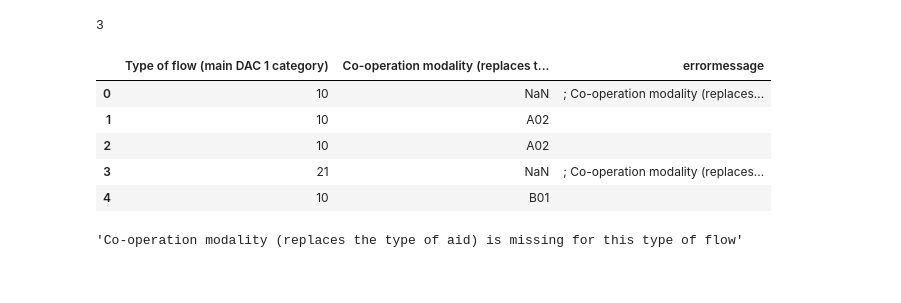
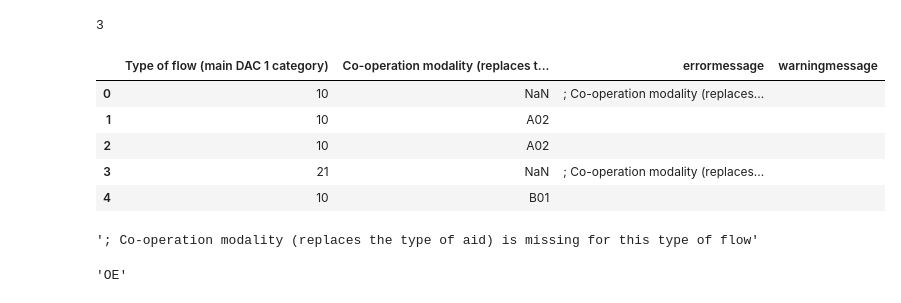
Before and after one commit to ogulcanertuncdcd/tor_fileuploader, a Jupyter notebook: test_LT/test_LT.ipynb, the cells around one changed output. Cells and saved outputs as stored; diff of their text form; code cells hidden in the pictures.

```diff
--- a/test_LT/test_LT.ipynb
+++ b/test_LT/test_LT.ipynb
@@ -2,6 +2,10 @@
 ## Catch-up Python training session - August 20th - Aid_t
 # %%
 import pandas as pd
+# %%
+pd.set_option('display.max_rows', 500)
+pd.set_option('display.max_columns', 500)
+pd.set_option('display.width', 1000)
 # %%
 df = pd.read_excel(r"\\main.oecd.org\ASgenDCD\DEVELOPMENT_AID\__PROCESSING\checklist_r\2_functions\test_crstemplate_GG.xlsx",header = 1)
 df = df.loc[1:].reset_index(drop=True)
@@ -31,24 +37,27 @@ for i,  row in df.iterrows():
 # %%
 df["errormessage"]= "" #Initialize the error message column
+df["warningmessage"]= "" #Initialize the error message column
 
 for i, row in df.iterrows():
     if ( row["Type of flow (main DAC 1 category)"]==10 or row["Type of flow (main DAC 1 category)"]==21 or row["Type of flow (main DAC 1 category)"]==60 ) & (pd.isna(row["Co-operation modality (replaces the type of aid)"])):
+        df.loc[i,"errormessage"]= df.loc[i,"errormessage"]+"; ""Co-operation modality (replaces the type of aid) is missing for this type of flow"
 
-        df.loc[i,"errormessage"]= df.loc[i,"errormessage"]+"; ""Co-operation modality (replaces the type of aid) is missing for this type of flow"
+    if ( row["Type of flow (main DAC 1 category)"]==10 or row["Type of flow (main DAC 1 category)"]==21 or row["Type of flow (main DAC 1 category)"]==60 ) & (row["Co-operation modality (replaces the type of aid)"]=="A01"):
+        df.loc[i,"errormessage"]= df.loc[i,"warningmessage"]+"; ""Purpose code should be 51010 when co-operation modality is A01"
 # %%
 df["Co-operation modality (replaces the type of aid)"].isna().sum() # Count of missing values in the specified column
 # %% [output]
 3
 # %%
-df[["Type of flow (main DAC 1 category)","Co-operation modality (replaces the type of aid)","errormessage"]].head()
+df[["Type of flow (main DAC 1 category)","Co-operation modality (replaces the type of aid)","errormessage","warningmessage"]].head()
 # %% [output]
-|  | Type of flow (main DAC 1 category) | Co-operation modality (replaces t... | errormessage |
-| 0 | 10 | NaN | ; Co-operation modality (replaces... |
-| 1 | 10 | A02 |  |
-| 2 | 10 | A02 |  |
-| 3 | 21 | NaN | ; Co-operation modality (replaces... |
-| 4 | 10 | B01 |  |
+|  | Type of flow (main DAC 1 category) | Co-operation modality (replaces t... | errormessage | warningmessage |
+| 0 | 10 | NaN | ; Co-operation modality (replaces... |  |
+| 1 | 10 | A02 |  |  |
+| 2 | 10 | A02 |  |  |
+| 3 | 21 | NaN | ; Co-operation modality (replaces... |  |
+| 4 | 10 | B01 |  |  |
 # %%
 df.loc[3,"errormessage"]
 # %% [output]
-'Co-operation modality (replaces the type of aid) is missing for this type of flow'
+'; Co-operation modality (replaces the type of aid) is missing for this type of flow'
@@ -54,0 +66,4 @@ df.loc[3,"errormessage"]
+# %%
+example_test[:2]
+# %% [output]
+'OE'
```
Also changed, not shown: parts of 11 cells of this notebook.
